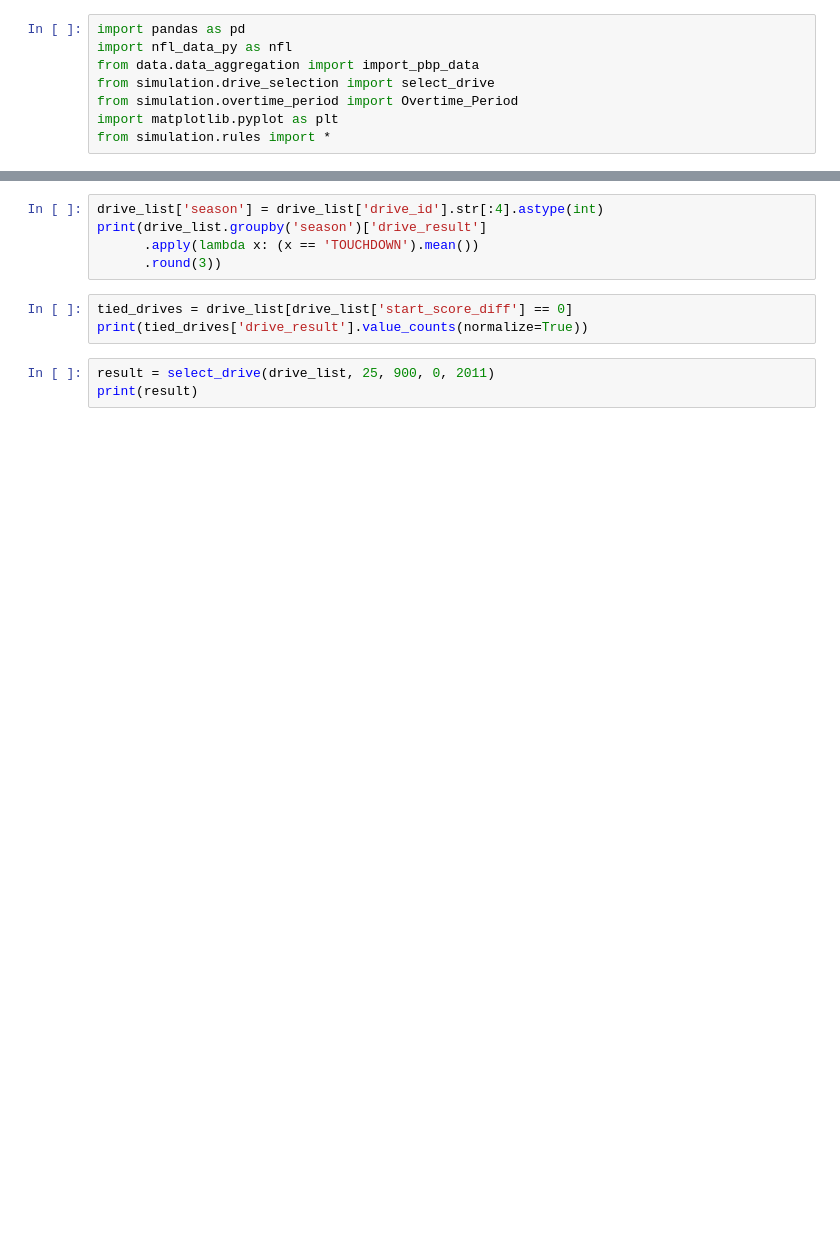
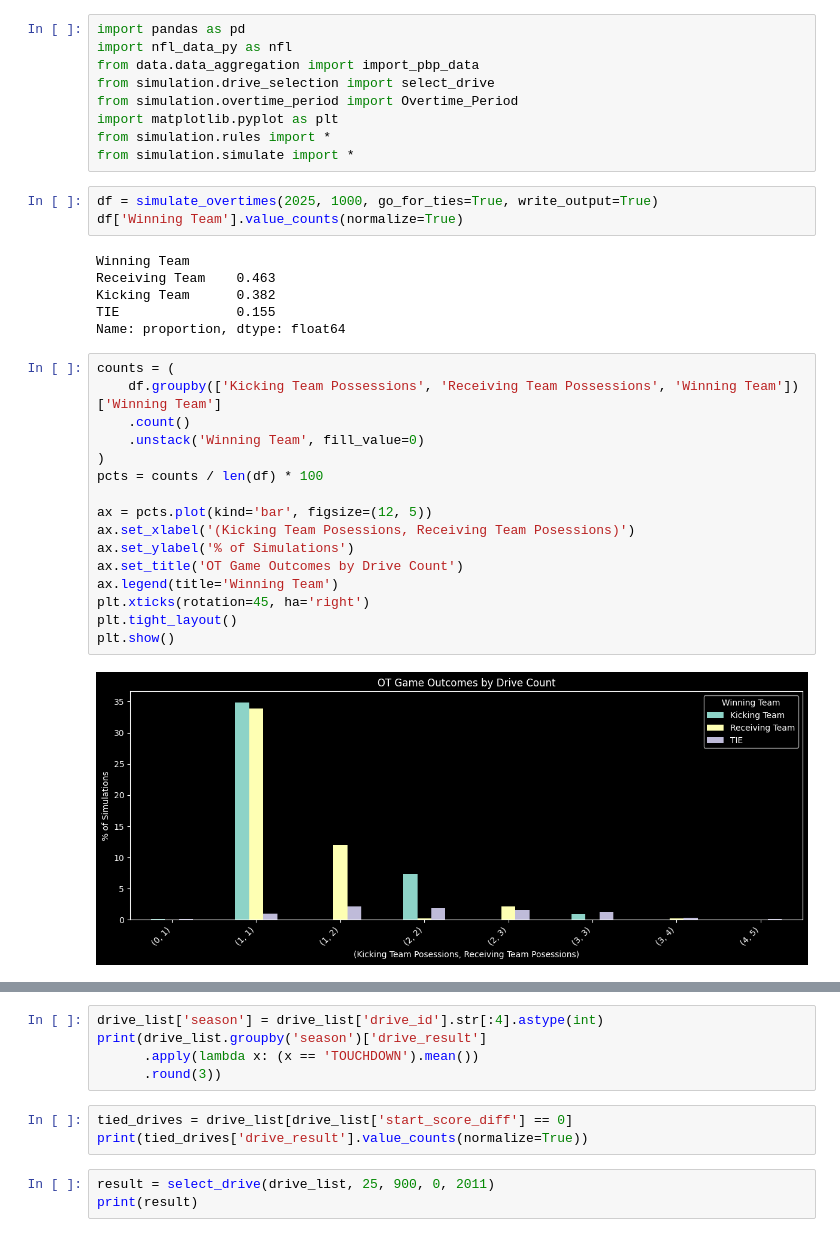
Before and after one commit to njlewin/NFL_Overtime_Model, a Jupyter notebook: Evaluation.ipynb, the cells around one changed output, grey strips where cells are left out. Saved outputs shown, nothing was run; the diff lists cells and outputs as text; blank space fills up the shorter version.

Commit message:
Final Model, Adding Simulation FUnction
Beginning to move towards final product.

```diff
--- a/Evaluation.ipynb
+++ b/Evaluation.ipynb
@@ -6,3 +6,31 @@ from simulation.drive_selection import select_drive
 from simulation.overtime_period import Overtime_Period
 import matplotlib.pyplot as plt
 from simulation.rules import *
+from simulation.simulate import *
+# %%
+df = simulate_overtimes(2025, 1000, go_for_ties=True, write_output=True)
+df['Winning Team'].value_counts(normalize=True)
+# %% [output]
+Winning Team
+Receiving Team    0.463
+Kicking Team      0.382
+TIE               0.155
+Name: proportion, dtype: float64
+# %%
+counts = (
+    df.groupby(['Kicking Team Possessions', 'Receiving Team Possessions', 'Winning Team'])['Winning Team']
+    .count()
+    .unstack('Winning Team', fill_value=0)
+)
+pcts = counts / len(df) * 100
+
+ax = pcts.plot(kind='bar', figsize=(12, 5))
+ax.set_xlabel('(Kicking Team Posessions, Receiving Team Posessions)')
+ax.set_ylabel('% of Simulations')
+ax.set_title('OT Game Outcomes by Drive Count')
+ax.legend(title='Winning Team')
+plt.xticks(rotation=45, ha='right')
+plt.tight_layout()
+plt.show()
+# %% [output]
+[figure, added]
```
Also changed, not shown: parts of 19 cells of this notebook, 41 other files.
